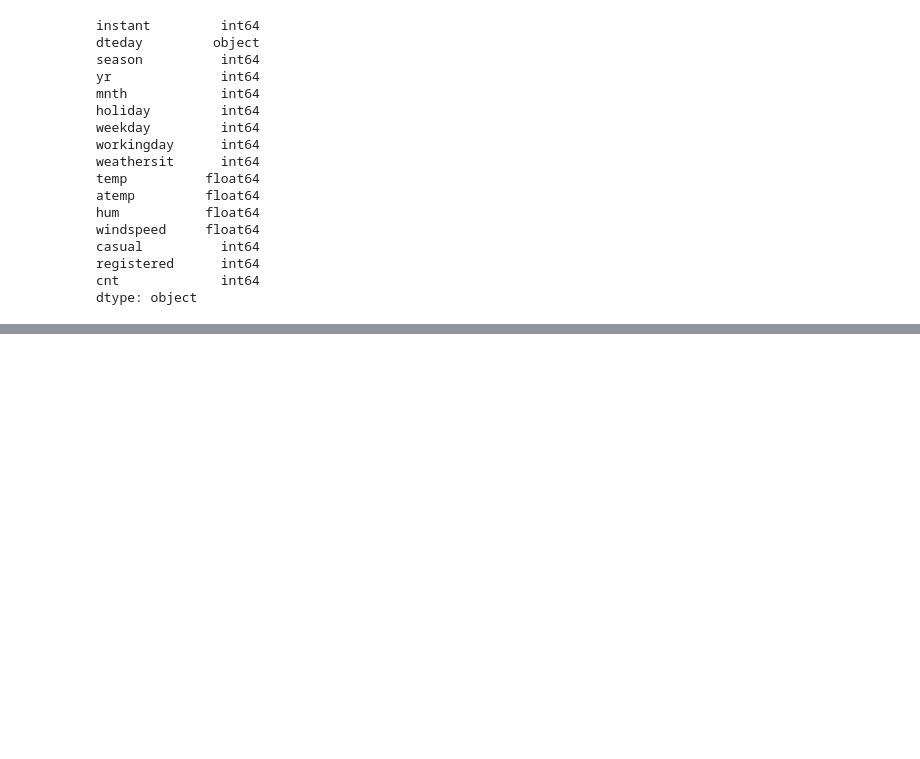
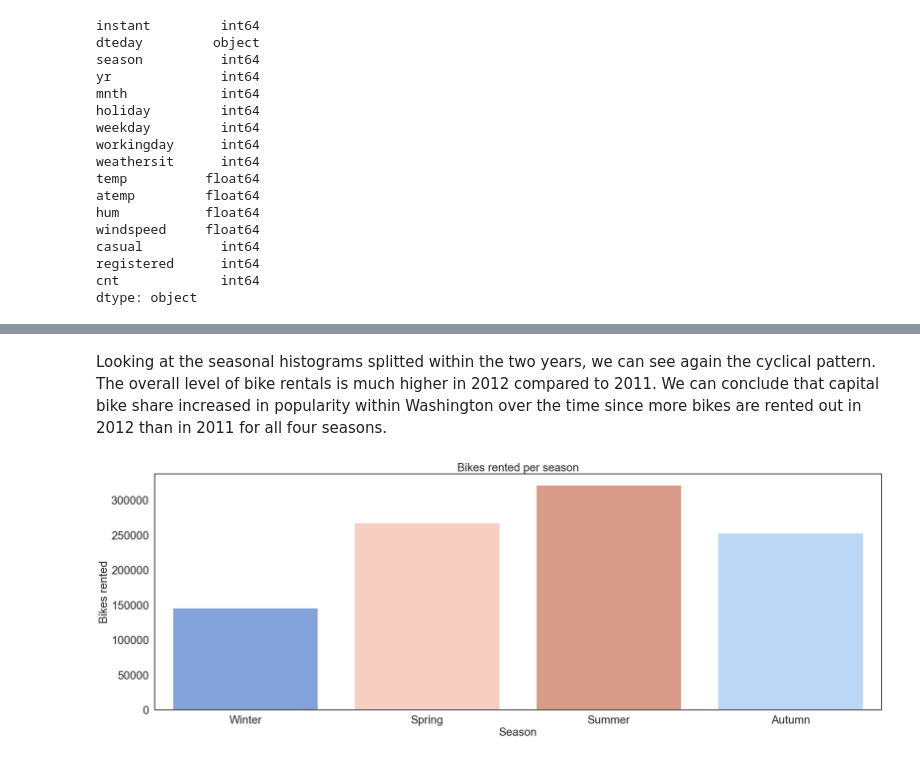
Before and after one commit to alombatti/Rewrite-in-Dask, a Jupyter notebook: Dask - EDA.ipynb, the cells around one changed output, grey strips where cells are left out. Cells and saved outputs as stored; diff of their text form; code cells hidden in the pictures; blank space fills up the shorter version.

```diff
--- a/Dask - EDA.ipynb
+++ b/Dask - EDA.ipynb
@@ -138,0 +214,16 @@ AttributeError: 'DataFrame' object has no attribute 'get'
+# %% [markdown]
+Looking at the seasonal histograms splitted within the two years, we can see again the cyclical pattern. The overall level of bike rentals is much higher in 2012 compared to 2011. We can conclude that capital bike share increased in popularity within Washington over the time since more bikes are rented out in 2012 than in 2011 for all four seasons.
+# %%
+fig, ax = plt.subplots()
+season_count = sns.barplot(data=data[['season',
+                                      'cnt']],
+                           x = 'season',
+                           y = 'cnt',
+                           ci = None,
+                           estimator = sum,
+                           palette=season_col)
+ax.set(xlabel = 'Season', ylabel = 'Bikes rented',title = 'Bikes rented per season')
+ax.set_xticklabels(['Winter', 'Spring', 'Summer', 'Autumn'])
+plt.show()
+# %% [output]
+[figure, added]
```
Also changed, not shown: parts of 55 cells of this notebook, 12 other files.
